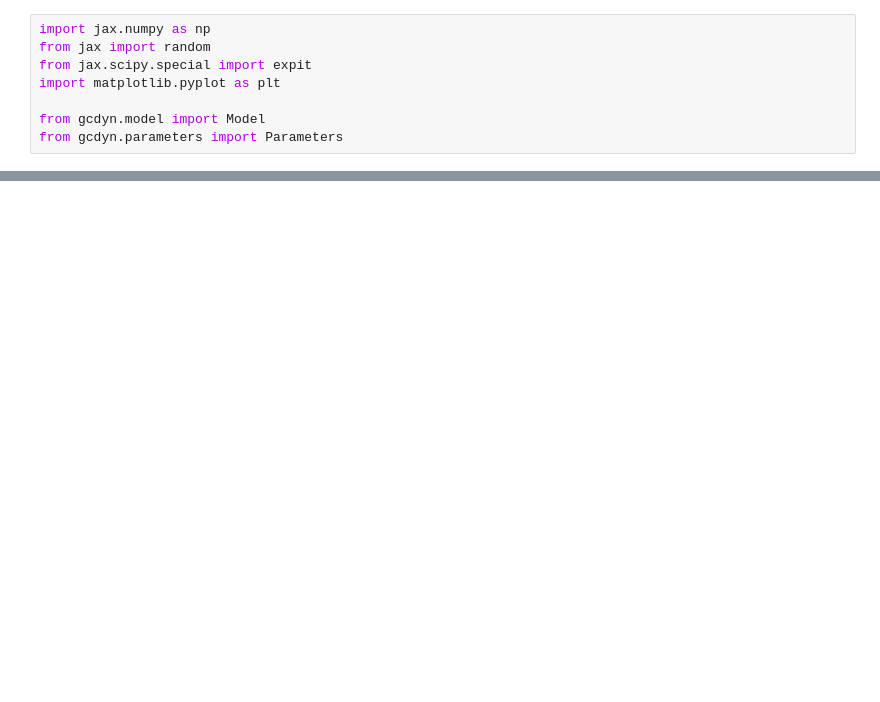
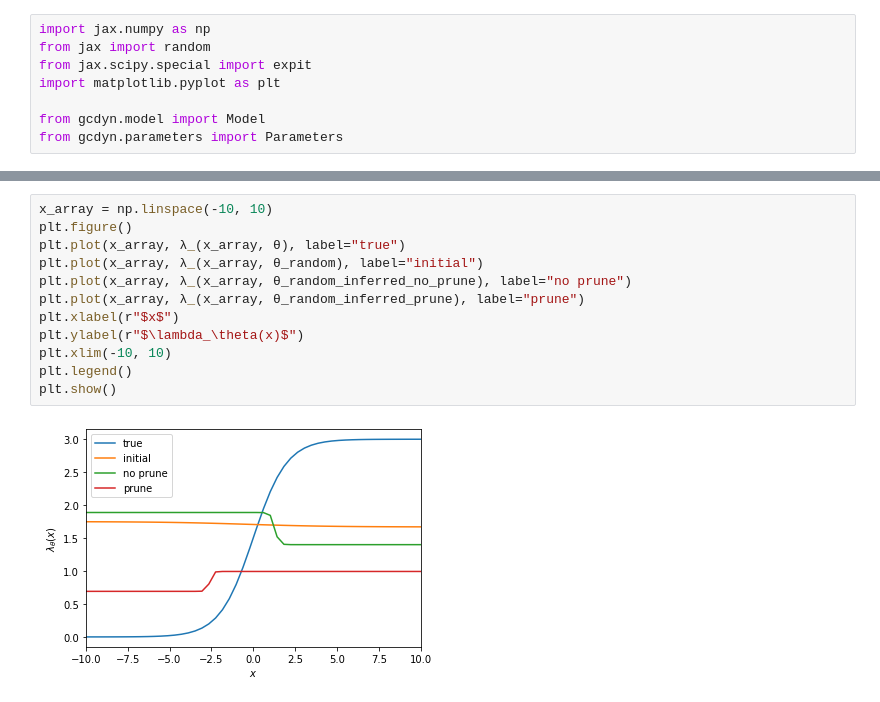
Before and after one commit to matsengrp/gcdyn, a Jupyter notebook: fit_simulation.ipynb, the cells around one changed output, grey strips where cells are left out. Drawn from its saved outputs; the diff is of its cells as text; blank space fills up the shorter version.

```diff
--- a/fit_simulation.ipynb
+++ b/fit_simulation.ipynb
@@ -61,0 +136,14 @@ plt.show()
+# %%
+x_array = np.linspace(-10, 10)
+plt.figure()
+plt.plot(x_array, λ_(x_array, θ), label="true")
+plt.plot(x_array, λ_(x_array, θ_random), label="initial")
+plt.plot(x_array, λ_(x_array, θ_random_inferred_no_prune), label="no prune")
+plt.plot(x_array, λ_(x_array, θ_random_inferred_prune), label="prune")
+plt.xlabel(r"$x$")
+plt.ylabel(r"$\lambda_\theta(x)$")
+plt.xlim(-10, 10)
+plt.legend()
+plt.show()
+# %% [output]
+[figure, added]
```
Also changed, not shown: parts of 11 cells of this notebook, 2 other files.
